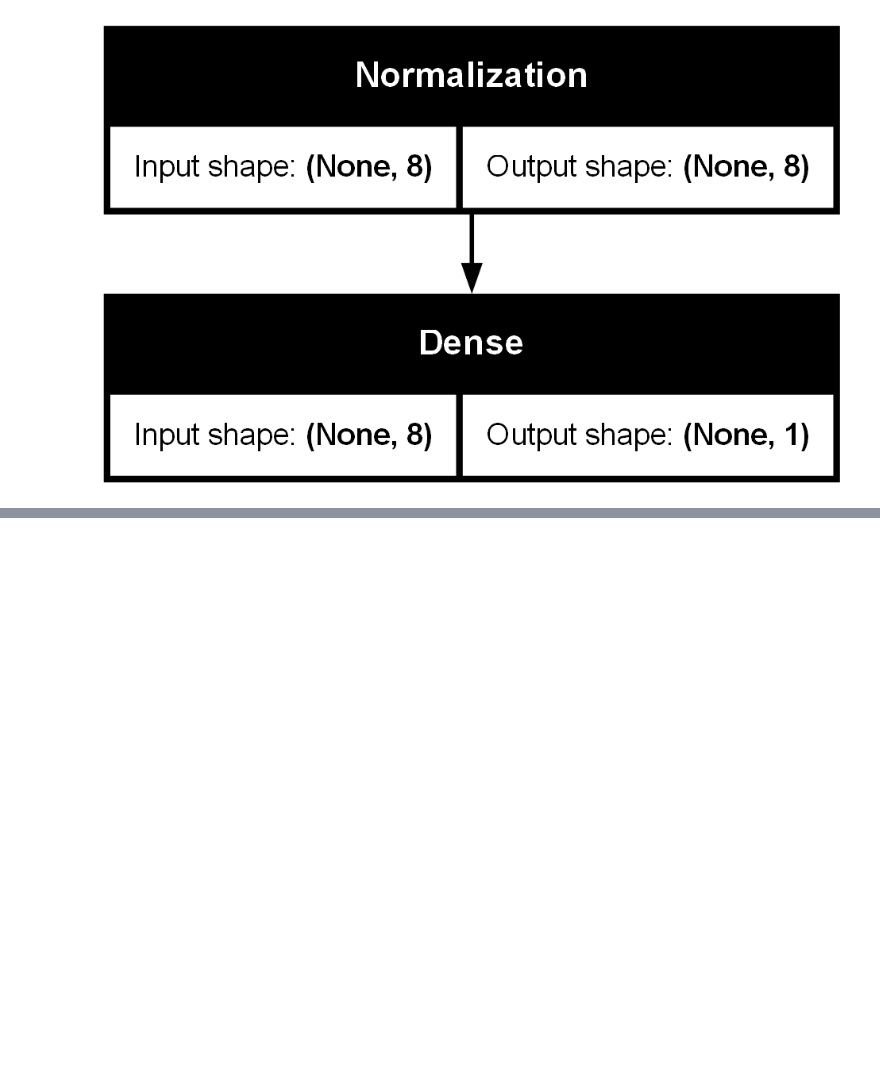
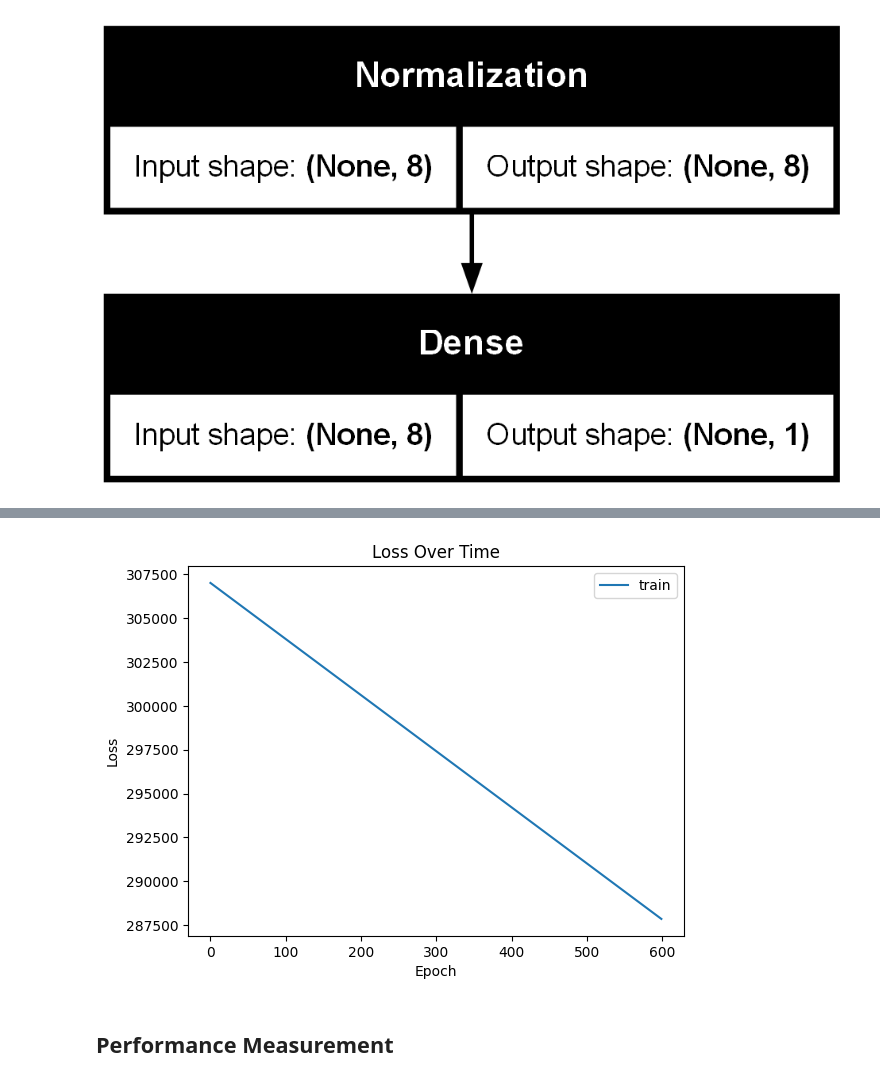
Before and after one commit to WajahatAliBasharat073/DailyTensorFlowVision, a Jupyter notebook: Projects/CarPricePrediction/CPP.ipynb, the cells around one changed output, grey strips where cells are left out. Saved outputs shown, nothing was run; the diff lists cells and outputs as text; code cells hidden in the pictures; blank space fills up the shorter version.

Commit message:
Done  Training and Optimization & Performance Measurement

```diff
--- a/Projects/CarPricePrediction/CPP.ipynb
+++ b/Projects/CarPricePrediction/CPP.ipynb
@@ -198,4 +200,6 @@ huber=tf.keras.losses.Huber() # Huber Loss
 # %%
 mae=tf.keras.losses.MeanAbsoluteError() # Mean Absolute Error
 # %%
-model.compile(optimizer=tf.keras.optimizers.Adam(), loss=mae)
+model.compile(optimizer=Adam(learning_rate=1.0), loss='mae')
+# %%
+history=model.fit(X,Y,epochs=600,verbose=1)
@@ -201,0 +248,11 @@ model.compile(optimizer=tf.keras.optimizers.Adam(), loss=mae)
+# %%
+plt.plot(history.history['loss'])
+plt.title('Loss Over Time')
+plt.xlabel('Epoch')
+plt.ylabel('Loss')
+plt.legend(['train'])
+plt.show()
+# %% [output]
+[figure, added]
+# %% [markdown]
+## Performance Measurement
```
Also changed, not shown: parts of 9 cells of this notebook.
